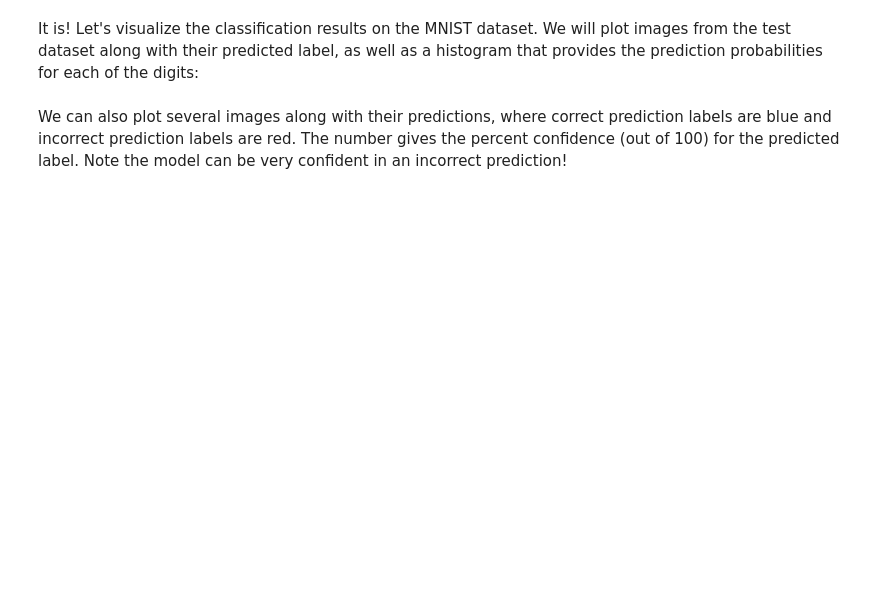
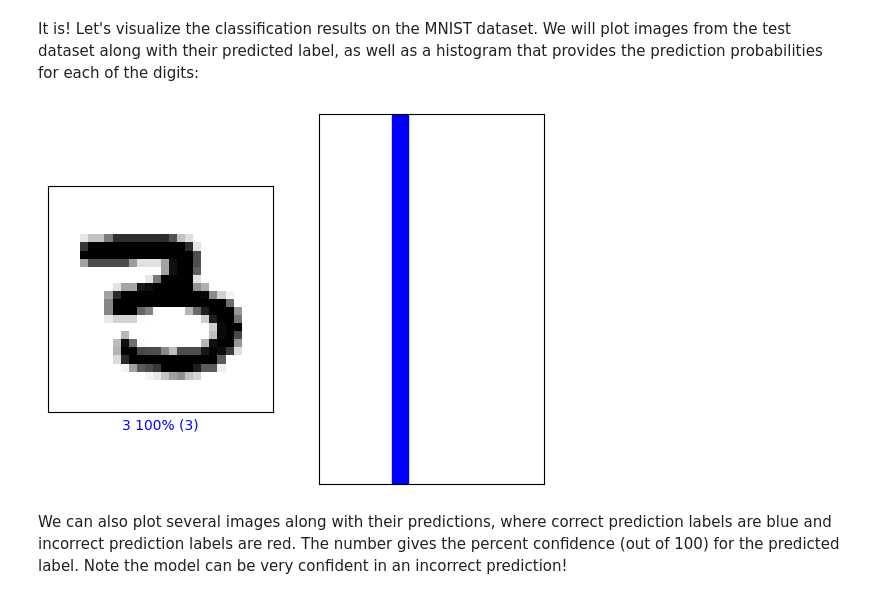
Before and after one commit to dooinn123/lab-comp-vision-mnist-digit-classification, a Jupyter notebook: lab-comp-vision-mnist-digit-classification.ipynb, the cells around one changed output. Saved outputs shown, nothing was run; the diff lists cells and outputs as text; code cells hidden in the pictures; blank space fills up the shorter version.

```diff
--- a/lab-comp-vision-mnist-digit-classification.ipynb
+++ b/lab-comp-vision-mnist-digit-classification.ipynb
@@ -201,25 +202,23 @@ We'll use the same training and test datasets as before, and proceed similarly a
 def build_cnn_model():
     cnn_model = tf.keras.Sequential([
 
-        # TODO: Define the first convolutional layer
-        tf.keras.layers.Conv2D('''TODO'''),
+        # Define the first convolutional layer
+        tf.keras.layers.Conv2D(32, (3, 3), activation='relu', input_shape=(28, 28, 1)),
 
-        # TODO: Define the first max pooling layer
-        tf.keras.layers.MaxPool2D('''TODO'''),
+        # Define the first max pooling layer
+        tf.keras.layers.MaxPool2D((2, 2)),
 
-        # TODO: Define the second convolutional layer
-        tf.keras.layers.Conv2D('''TODO'''),
+        # Define the second convolutional layer
+        tf.keras.layers.Conv2D(64, (3, 3), activation='relu'),
 
-        # TODO: Define the second max pooling layer
-        tf.keras.layers.MaxPool2D('''TODO'''),
+        # Define the second max pooling layer
+        tf.keras.layers.MaxPool2D((2, 2)),
 
         tf.keras.layers.Flatten(),
-        tf.keras.layers.Dense(128, activation=tf.nn.relu),
+        tf.keras.layers.Dense(128, activation='relu'),
 
-        # TODO: Define the last Dense layer to output the classification
-        # probabilities. Pay attention to the activation needed a probability
-        # output
-        '''TODO: Dense layer to output classification probabilities'''
+        # Define the last Dense layer to output the classification probabilities
+        tf.keras.layers.Dense(10, activation='softmax')
     ])
 
     return cnn_model
@@ -227,5 +226,5 @@ def build_cnn_model():
 cnn_model = build_cnn_model()
 # Initialize the model by passing some data through
 cnn_model.predict(train_images[[0]])
-# Print the summary of the layers in the model.
+# Print the summary of the layers in the model
 print(cnn_model.summary())
@@ -235,9 +252,11 @@ print(cnn_model.summary())
 Now, as before, we can define the loss function, optimizer, and metrics through the `compile` method. Compile the CNN model with an optimizer and learning rate of choice:
 # %%
 '''TODO: Define the compile operation with your optimizer and learning rate of choice'''
-cnn_model.compile(optimizer='''TODO''', loss='''TODO''', metrics=['accuracy']) # TODO
+cnn_model.compile(optimizer=tf.keras.optimizers.Adam(learning_rate=1e-3),
+                  loss='sparse_categorical_crossentropy',
+                  metrics=['accuracy'])
 # %% [markdown]
 As was the case with the fully connected model, we can train our CNN using the `fit` method via the Keras API.
 # %%
 '''TODO: Use model.fit to train the CNN model, with the same batch_size and number of epochs previously used.'''
-cnn_model.fit('''TODO''')
+cnn_model.fit(train_images, train_labels, batch_size=64, epochs=5)
@@ -280,11 +325,13 @@ It is! Let's visualize the classification results on the MNIST dataset. We will
 # %%
 #@title Change the slider to look at the model's predictions! { run: "auto" }
 
-image_index = 79 #@param {type:"slider", min:0, max:100, step:1}
+image_index = 51 #@param {type:"slider", min:0, max:100, step:1}
 plt.subplot(1,2,1)
 mdl.lab2.plot_image_prediction(image_index, predictions, test_labels, test_images)
 plt.subplot(1,2,2)
 mdl.lab2.plot_value_prediction(image_index, predictions,  test_labels)
+# %% [output]
+[figure, added]
 # %% [markdown]
 We can also plot several images along with their predictions, where correct prediction labels are blue and incorrect prediction labels are red. The number gives the percent confidence (out of 100) for the predicted label. Note the model can be very confident in an incorrect prediction!
 # %%
```
Also changed, not shown: parts of 13 cells of this notebook.
